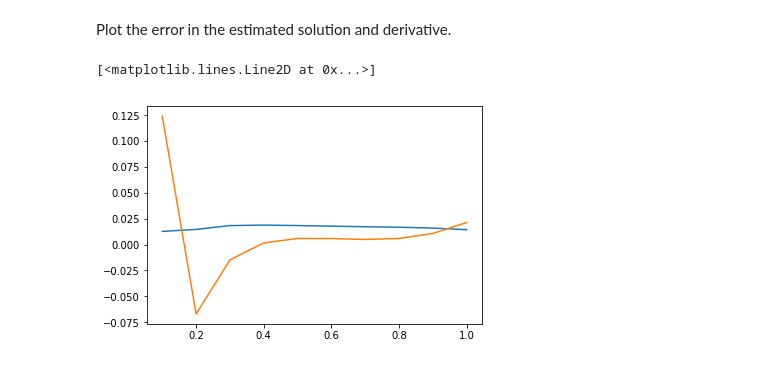
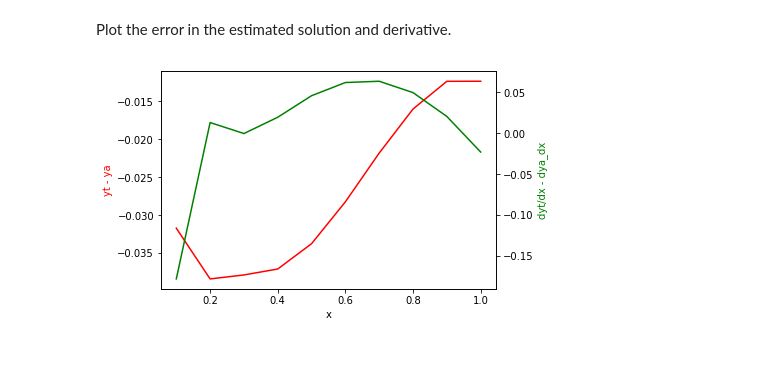
Before and after one commit to elwinter/nnode, a Jupyter notebook: nnode1.ipynb, the cells around one changed output. Cells and saved outputs as stored; diff of their text form; code cells hidden in the pictures.

```diff
--- a/nnode1.ipynb
+++ b/nnode1.ipynb
@@ -63,4 +68,4 @@ x = np.arange(xmin, xmax, dx) + dx
 ## Train the model to solve the ODE
 # %%
 (yt, dyt_dx) = nnode1(x, F, dF_dy, d2F_dy2, xmin, ymin,
-                     eta = 0.01, maxepochs = 2000, nhid = 20)
+                     eta = 0.01, maxepochs = 1000, nhid = 10)
@@ -75,16 +85,22 @@ Plot the error in the estimated solution and derivative.
 # %%
 xamin = 0
 xamax = 1
 nanal = 10
 dxa = (xamax - xamin) / nanal
 xa = np.arange(xamin, xamax, dxa) + dxa
 ya = np.zeros(nanal)
 dya_dx = np.zeros(nanal)
 for i in range(nanal):
     ya[i] = yanal(xa[i])
     dya_dx[i] = F(xa[i], ya[i])
-plt.plot(xa, yt - ya)
-plt.plot(xa, dya_dx - dyt_dx)
+
+(fig, ax1) = plt.subplots()
+ax1.plot(x, yt - ya, color = 'r')
+ax1.set_xlabel('x')
+ax1.set_ylabel('yt - ya', color = 'r')
+#plt.ylim((0, 2))
+ax2 = ax1.twinx()
+ax2.plot(x, dyt_dx - dya_dx, color = 'g')
+ax2.set_ylabel('dyt/dx - dya_dx', color = 'g');
 # %% [output]
-[<matplotlib.lines.Line2D at 0x...>]
-[figure, old version]
+[figure, new version]
```
Also changed, not shown: parts of 3 cells of this notebook.
